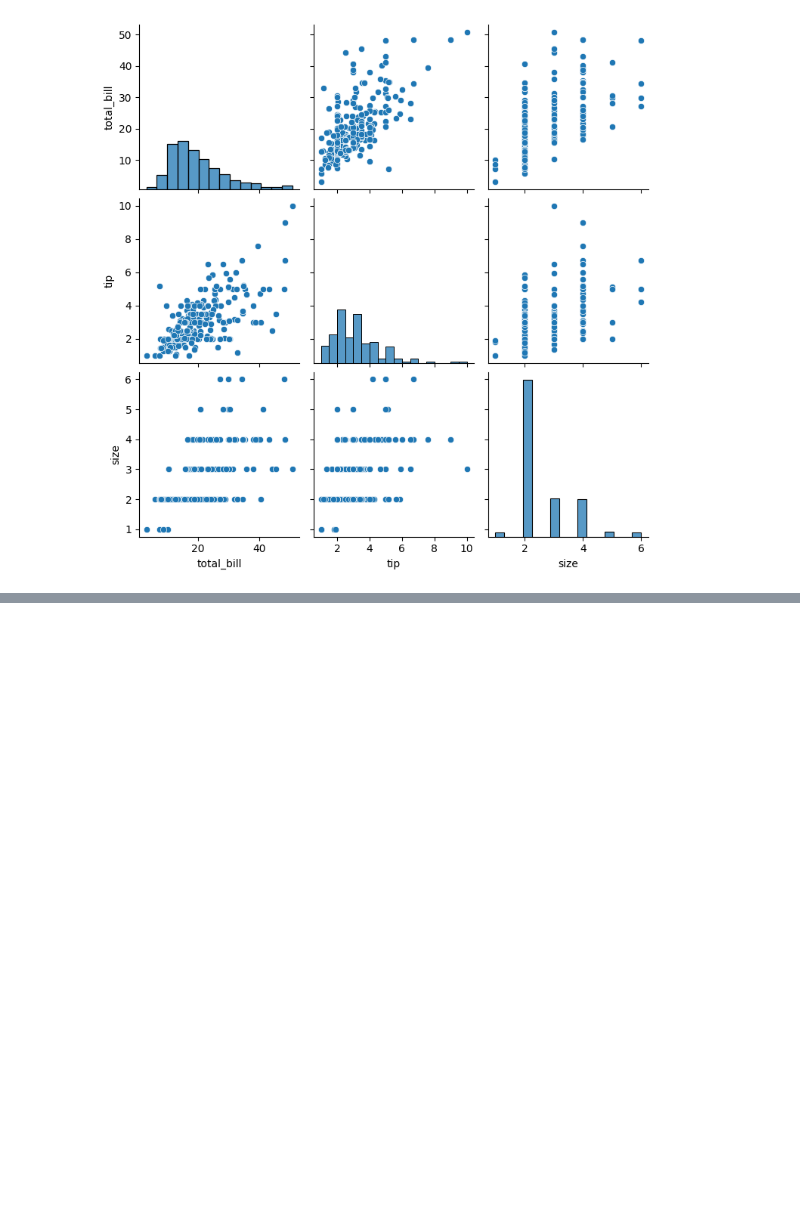
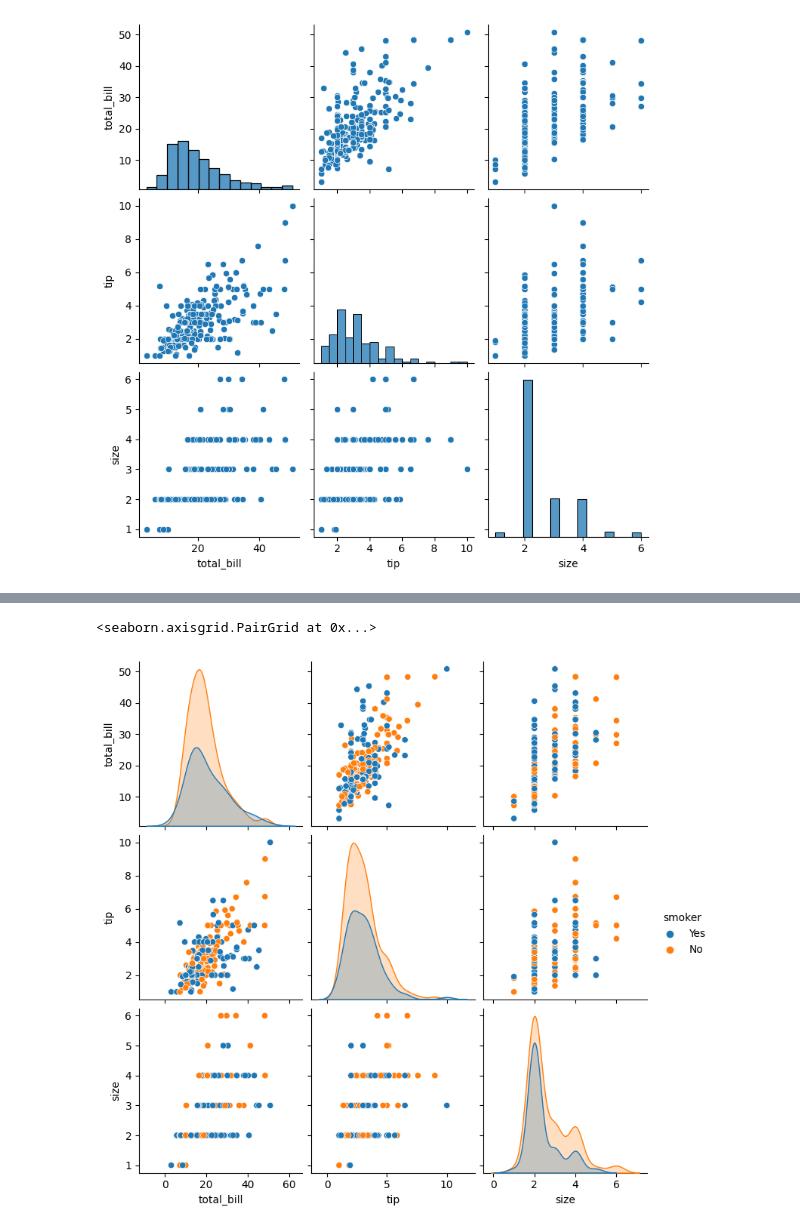
Before and after one commit to AbhishekSaini1101/Colab, a Jupyter notebook: PythonPractice.ipynb, the cells around one changed output, grey strips where cells are left out. Drawn from its saved outputs; the diff is of its cells as text; code cells hidden in the pictures; blank space fills up the shorter version.

```diff
--- a/PythonPractice.ipynb
+++ b/PythonPractice.ipynb
@@ -689,0 +697,5 @@ sns.pairplot(df)
+# %%
+sns.pairplot(df, hue='smoker')
+# %% [output]
+<seaborn.axisgrid.PairGrid at 0x...>
+[figure, added]
```
Also changed, not shown: parts of 3 cells of this notebook.
